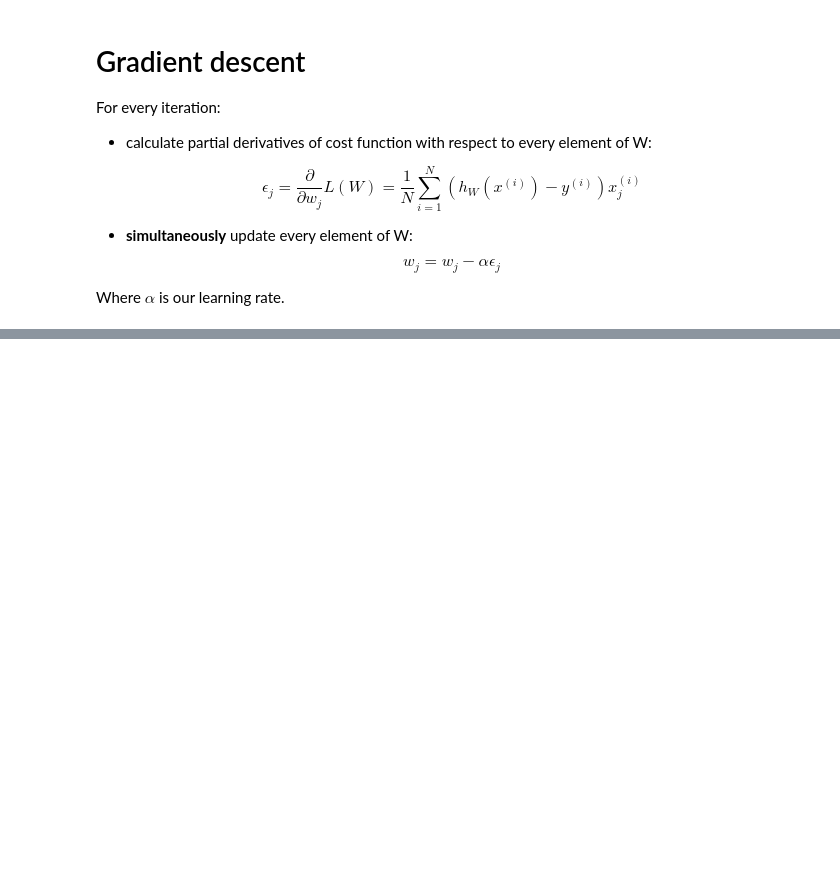
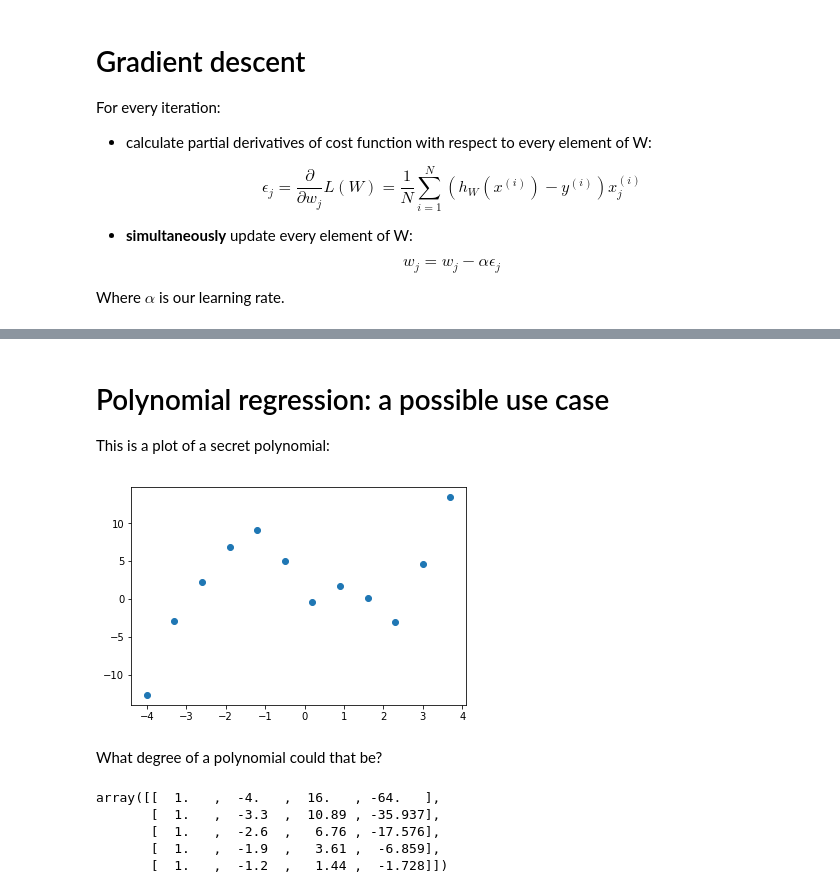
Before and after one commit to aghbit/BIT_AI, a Jupyter notebook: 2017_10_30_lab2/multivariate_regression.ipynb, the cells around one changed output, grey strips where cells are left out. Drawn from its saved outputs; the diff is of its cells as text; code cells hidden in the pictures; blank space fills up the shorter version.

Commit message:
polynomial regression example

```diff
--- a/2017_10_30_lab2/multivariate_regression.ipynb
+++ b/2017_10_30_lab2/multivariate_regression.ipynb
@@ -88,2 +104,16 @@ SyntaxError: unexpected EOF while parsing (<ipython-input-9-87b10759bb20>, line
 # %%
 gradient_step = solutions.gradient_step
+# %% [markdown]
+# Polynomial regression: a possible use case
+
+This is a plot of a secret polynomial:
+# %%
+secret = solutions.secret_polynomial
+X = np.arange(-4, 4, 0.7)
+Y = [secret(x) for x in X]
+plt.scatter(X, Y)
+plt.show()
+# %% [output]
+[figure, added]
+# %% [markdown]
+What degree of a polynomial could that be?
@@ -89,0 +124,11 @@ gradient_step = solutions.gradient_step
+# %%
+proposed_degree = 4
+features = to_poly_features(X, proposed_degree)
+targets = np.array(Y)
+features[0:5]
+# %% [output]
+array([[  1.   ,  -4.   ,  16.   , -64.   ],
+       [  1.   ,  -3.3  ,  10.89 , -35.937],
+       [  1.   ,  -2.6  ,   6.76 , -17.576],
+       [  1.   ,  -1.9  ,   3.61 ,  -6.859],
+       [  1.   ,  -1.2  ,   1.44 ,  -1.728]])
```
Also changed, not shown: parts of 13 cells of this notebook, 1 other file.
